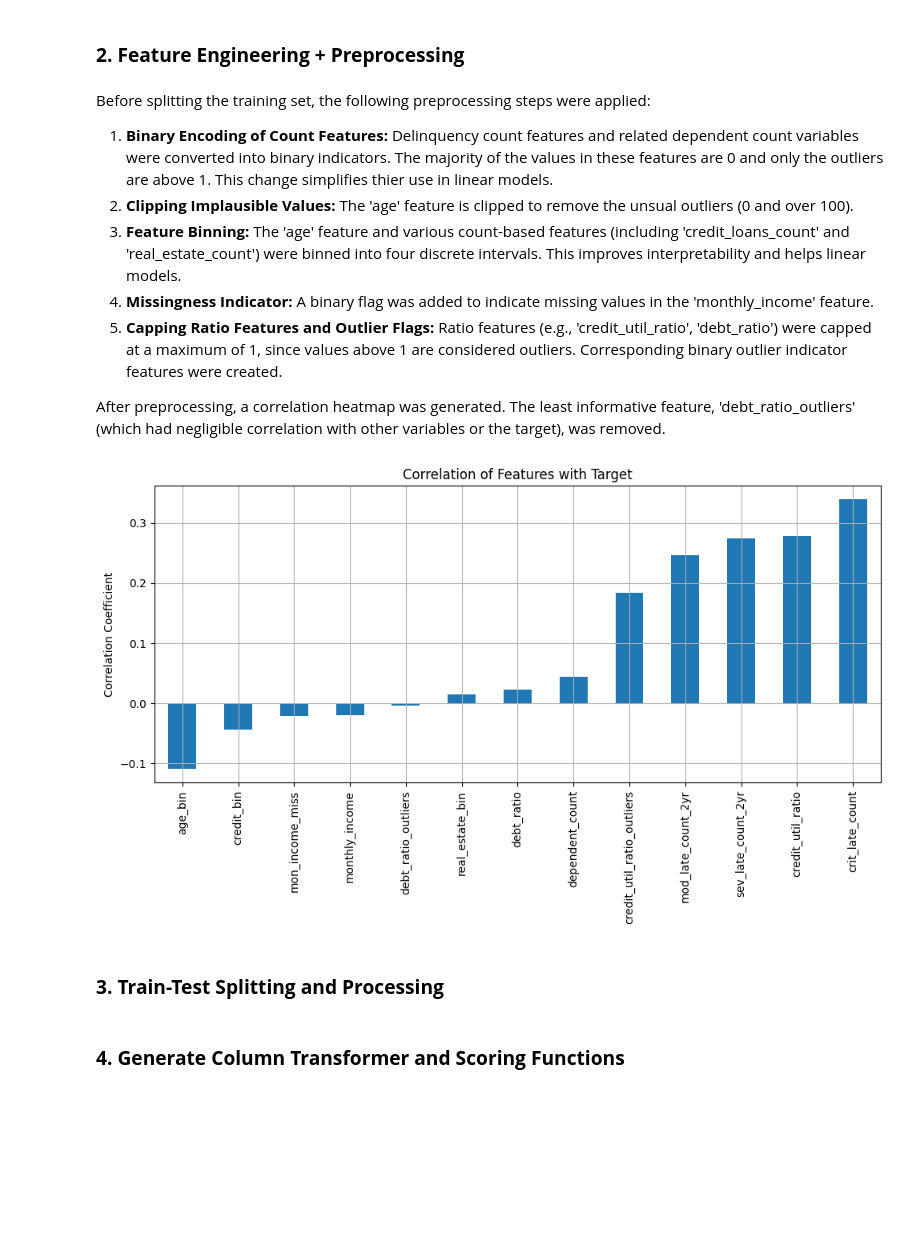
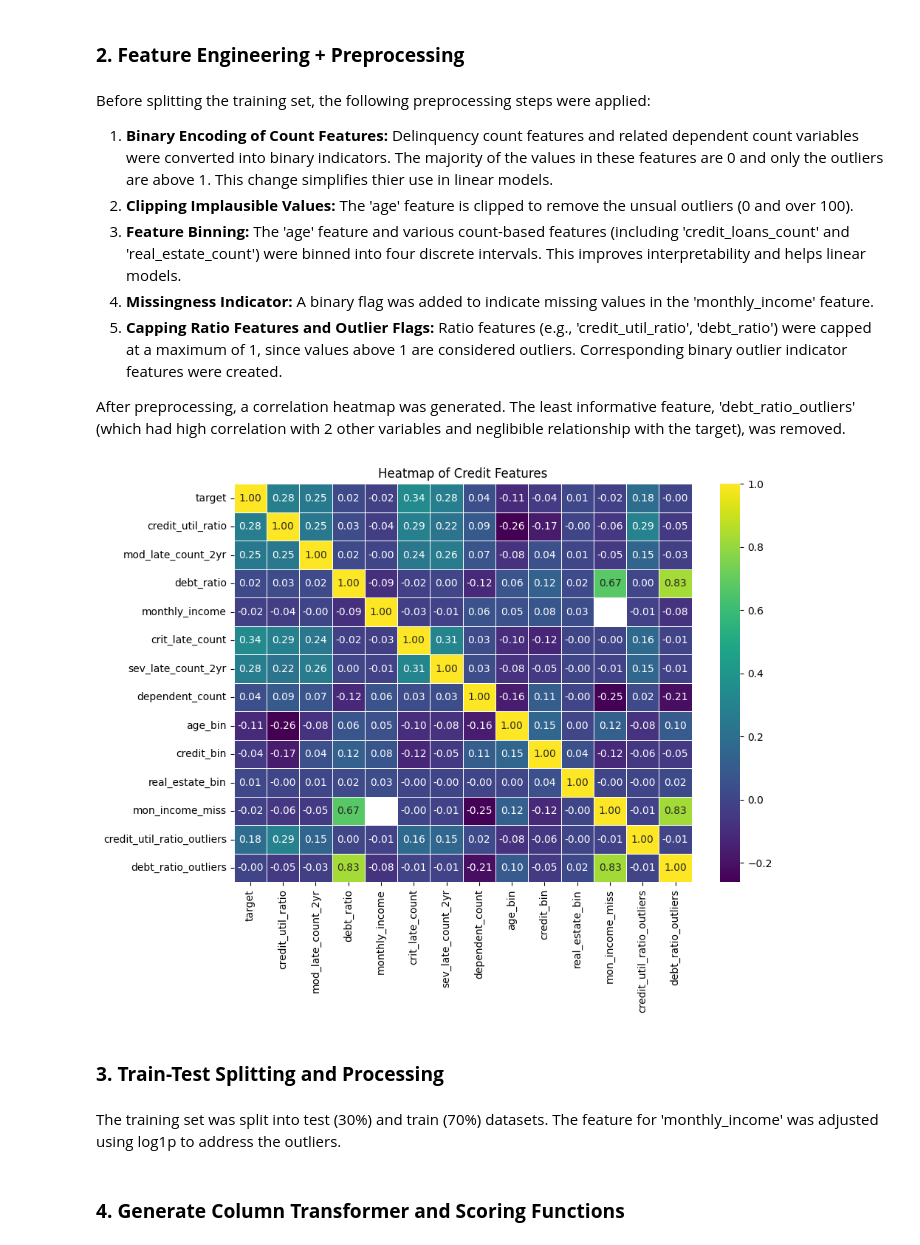
Before and after one commit to nb488/Credit-Risk-Prediction-Project, a Jupyter notebook: main.ipynb, the cells around one changed output. Drawn from its saved outputs; the diff is of its cells as text; code cells hidden in the pictures; blank space fills up the shorter version.

```diff
--- a/main.ipynb
+++ b/main.ipynb
@@ -280,7 +282,7 @@ Before splitting the training set, the following preprocessing steps were applie
 4. **Missingness Indicator:** A binary flag was added to indicate missing values in the 'monthly_income' feature.
 5. **Capping Ratio Features and Outlier Flags:** Ratio features (e.g., 'credit_util_ratio', 'debt_ratio') were capped at a maximum of 1, since values above 1 are considered outliers. Corresponding binary outlier indicator features were created.
 
-After preprocessing, a correlation heatmap was generated. The least informative feature, 'debt_ratio_outliers' (which had negligible correlation with other variables or the target), was removed.
+After preprocessing, a correlation heatmap was generated. The least informative feature, 'debt_ratio_outliers' (which had high correlation with 2 other variables and neglibible relationship with the target), was removed.
 # %%
 traindf = credit_traindf.copy()
 testdf = credit_testdf.copy()
@@ -331,20 +333,16 @@ def preprocess(df) :
 
     return df
 # %%
-traindf_processed = preprocess(traindf)
+traindf_preprocessed = preprocess(traindf)
 testdf_preprocessed = preprocess(testdf)
-# %%
-correlations = traindf_processed.corr(numeric_only=True)["target"].sort_values()
-correlations = correlations.drop('target')
-
-# Plot
-plt.figure(figsize=(10, 6))
-correlations.plot(kind='bar')
-plt.title("Correlation of Features with Target")
-plt.ylabel("Correlation Coefficient")
-plt.grid(True)
-plt.tight_layout()
-plt.show()
-# %% [output]
-[figure, removed]
+# %%
+# Create a Heatmap to show correlations between features
+corr_subset = traindf_preprocessed[traindf_preprocessed.columns[:1000]].corr()
+
+plt.figure(figsize=(10, 7))
+sns.heatmap(corr_subset, annot=True, cmap='viridis', fmt=".2f", linewidths=.5)
+plt.title('Heatmap of Credit Features')
+plt.show()
+# %% [output]
+[figure, added]
 # %%
@@ -352,4 +351,6 @@ traindf_processed = traindf_processed.drop(columns = ["debt_ratio_outliers"])
 # %% [markdown]
 ### **3. Train-Test Splitting and Processing**
+# %% [markdown]
+The training set was split into test (30%) and train (70%) datasets. The feature for 'monthly_income' was adjusted using log1p to address the outliers.
 # %%
 # Split the training set into a testing and training set to get validation
```
Also changed, not shown: parts of 26 cells of this notebook.
